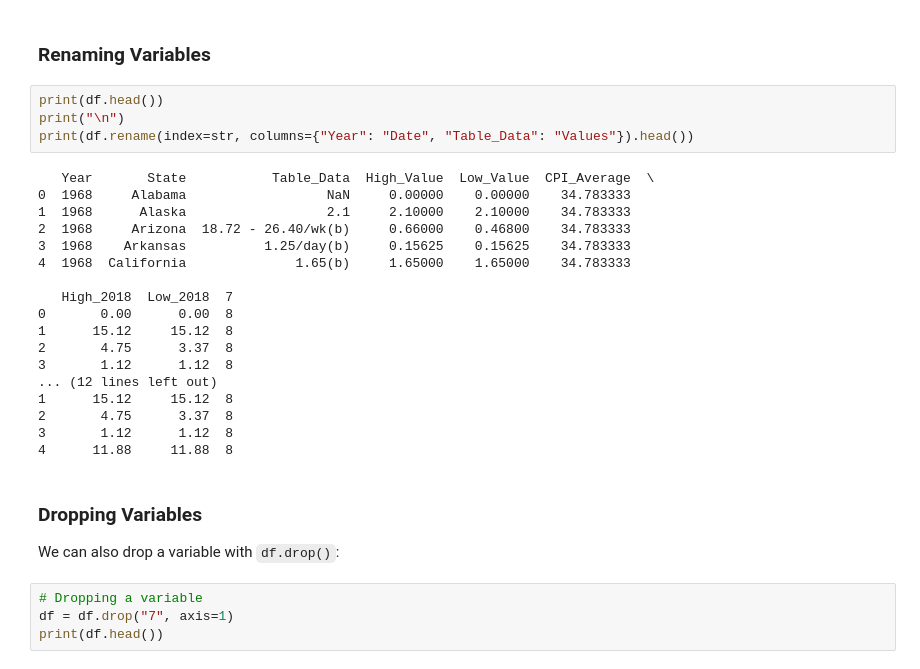
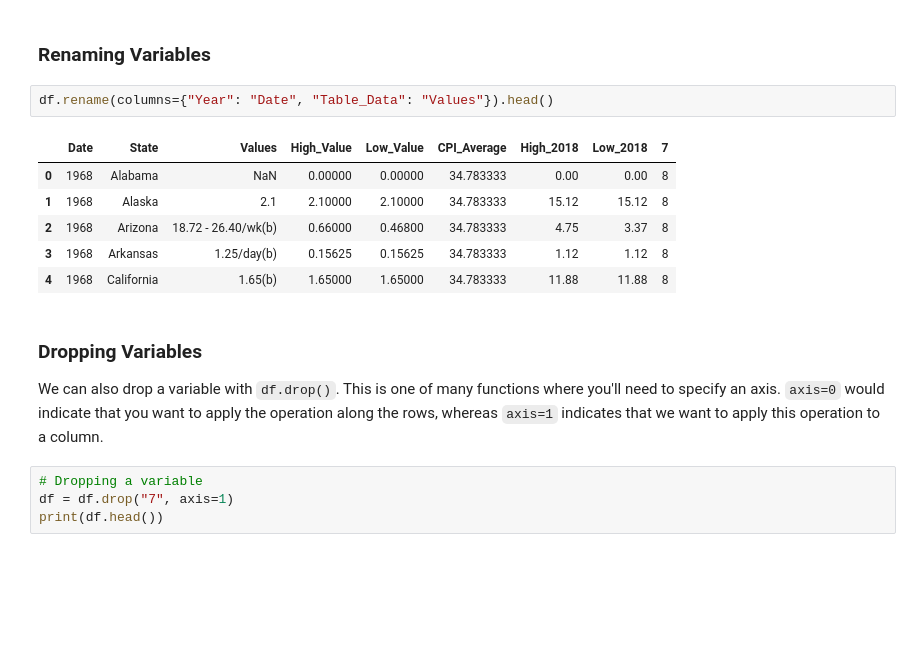
Before and after one commit to UI-Research/python-at-urban, a Jupyter notebook: site/content/intro-to-pandas.ipynb, the cells around one changed output. Cells and saved outputs as stored; diff of their text form; blank space fills up the shorter version.

```diff
--- a/site/content/intro-to-pandas.ipynb
+++ b/site/content/intro-to-pandas.ipynb
@@ -533,30 +532,17 @@ We can also rename variables. In this case we will rename `Year` to `Date` and `
 # %% [markdown]
 ### Renaming Variables
 # %%
-print(df.head())
-print("\n")
-print(df.rename(index=str, columns={"Year": "Date", "Table_Data": "Values"}).head())
+df.rename(columns={"Year": "Date", "Table_Data": "Values"}).head()
 # %% [output]
-   Year       State           Table_Data  High_Value  Low_Value  CPI_Average  \
-0  1968     Alabama                  NaN     0.00000    0.00000    34.783333
-1  1968      Alaska                  2.1     2.10000    2.10000    34.783333
-2  1968     Arizona  18.72 - 26.40/wk(b)     0.66000    0.46800    34.783333
-3  1968    Arkansas          1.25/day(b)     0.15625    0.15625    34.783333
-4  1968  California              1.65(b)     1.65000    1.65000    34.783333
-
-   High_2018  Low_2018  7
-0       0.00      0.00  8
-1      15.12     15.12  8
-2       4.75      3.37  8
-3       1.12      1.12  8
-... (12 lines left out)
-1      15.12     15.12  8
-2       4.75      3.37  8
-3       1.12      1.12  8
-4      11.88     11.88  8
+|  | Date | State | Values | High_Value | Low_Value | CPI_Average | High_2018 | Low_2018 | 7 |
+| 0 | 1968 | Alabama | NaN | 0.00000 | 0.00000 | 34.783333 | 0.00 | 0.00 | 8 |
+| 1 | 1968 | Alaska | 2.1 | 2.10000 | 2.10000 | 34.783333 | 15.12 | 15.12 | 8 |
+| 2 | 1968 | Arizona | 18.72 - 26.40/wk(b) | 0.66000 | 0.46800 | 34.783333 | 4.75 | 3.37 | 8 |
+| 3 | 1968 | Arkansas | 1.25/day(b) | 0.15625 | 0.15625 | 34.783333 | 1.12 | 1.12 | 8 |
+| 4 | 1968 | California | 1.65(b) | 1.65000 | 1.65000 | 34.783333 | 11.88 | 11.88 | 8 |
-# %% [markdown]
-### Dropping Variables
-We can also drop a variable with `df.drop()`:
+# %% [markdown]
+### Dropping Variables
+We can also drop a variable with `df.drop()`. This is one of many functions where you'll need to specify an axis. `axis=0` would indicate that you want to apply the operation along the rows, whereas `axis=1` indicates that we want to apply this operation to a column.
 # %%
 # Dropping a variable
 df = df.drop("7", axis=1)
```
Also changed, not shown: parts of 27 cells of this notebook.
